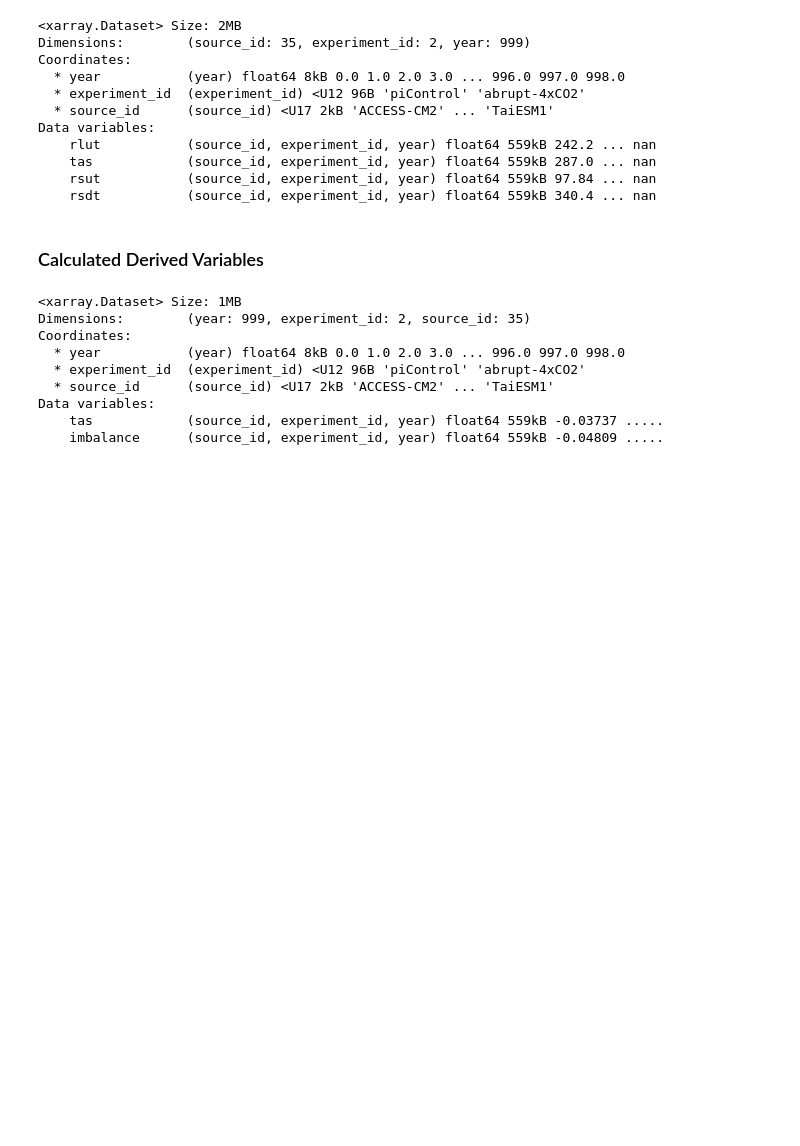
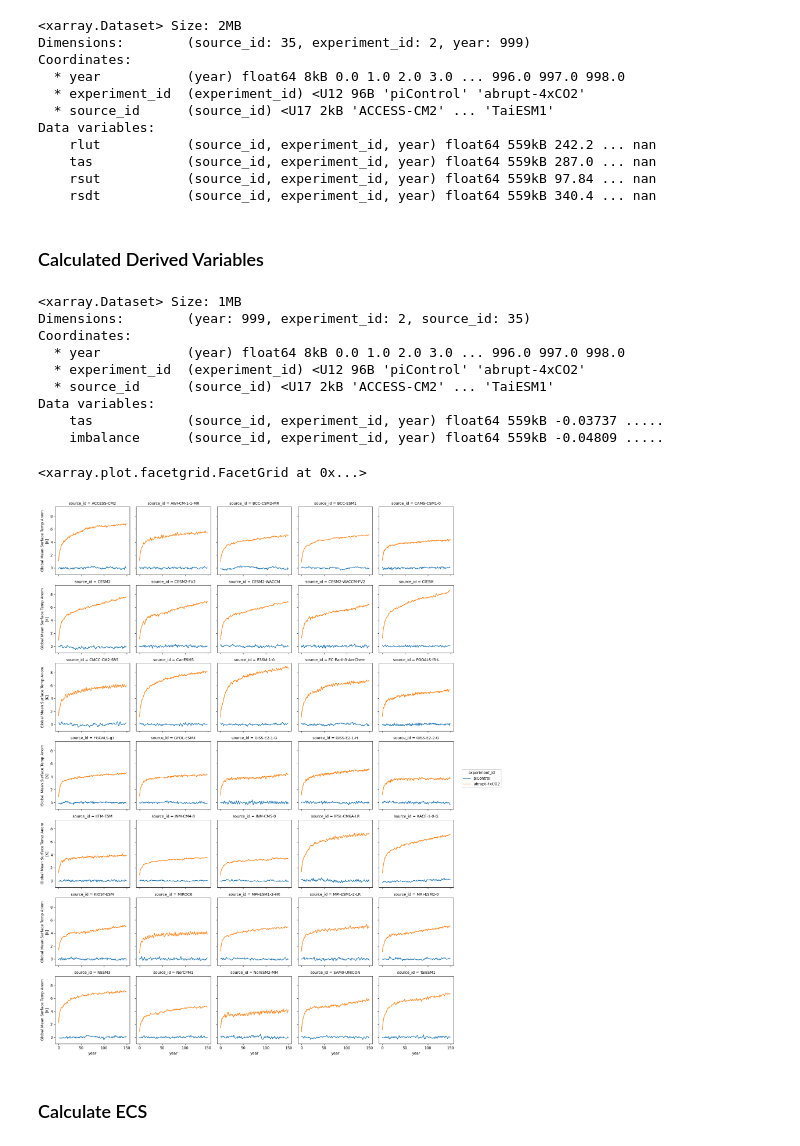
Before and after one commit to turetske/osdf_examples, a Jupyter notebook: notebooks/cmip6_ecs.ipynb, the cells around one changed output. Cells and saved outputs as stored; diff of their text form; code cells hidden in the pictures; blank space fills up the shorter version.

```diff
--- a/notebooks/cmip6_ecs.ipynb
+++ b/notebooks/cmip6_ecs.ipynb
@@ -425,0 +424,9 @@ Data variables:
+# %%
+# limit to the gregory 150-year period
+first_150_years = slice(0, 149)
+ds_anom.tas.sel(year=first_150_years).plot.line(col='source_id', x='year', col_wrap=5)
+# %% [output]
+<xarray.plot.facetgrid.FacetGrid at 0x...>
+[figure, added]
+# %% [markdown]
+### Calculate ECS
```
Also changed, not shown: parts of 11 cells of this notebook, 1 other file.
